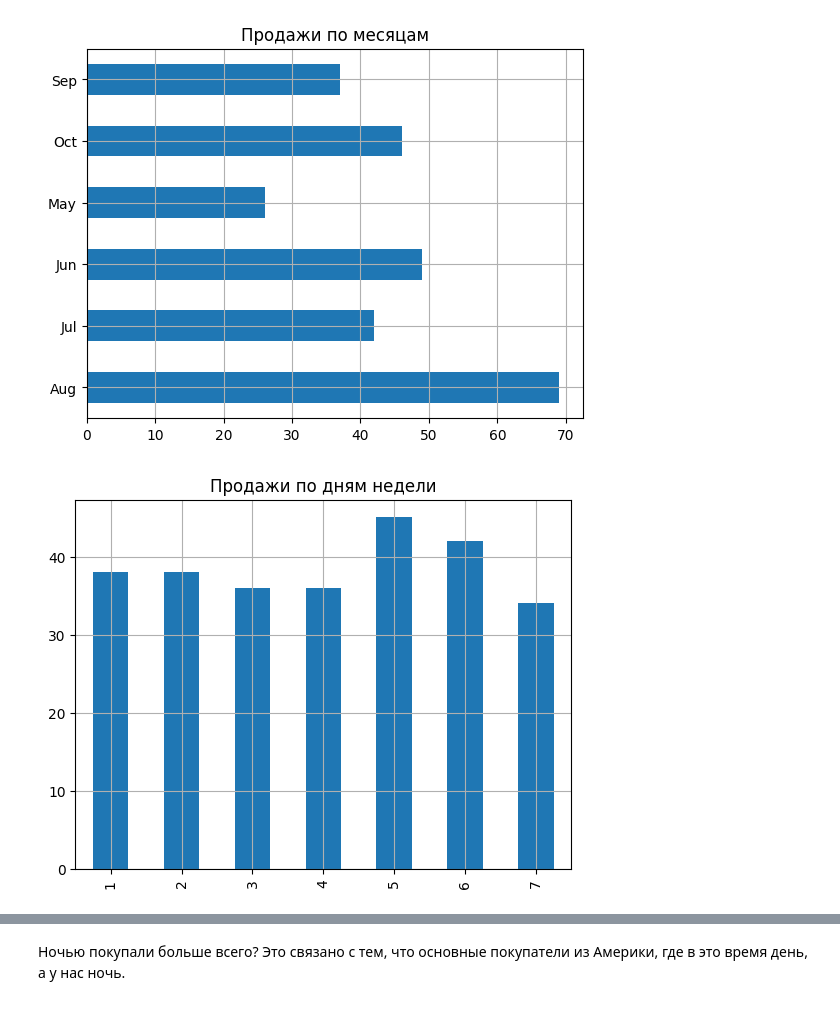
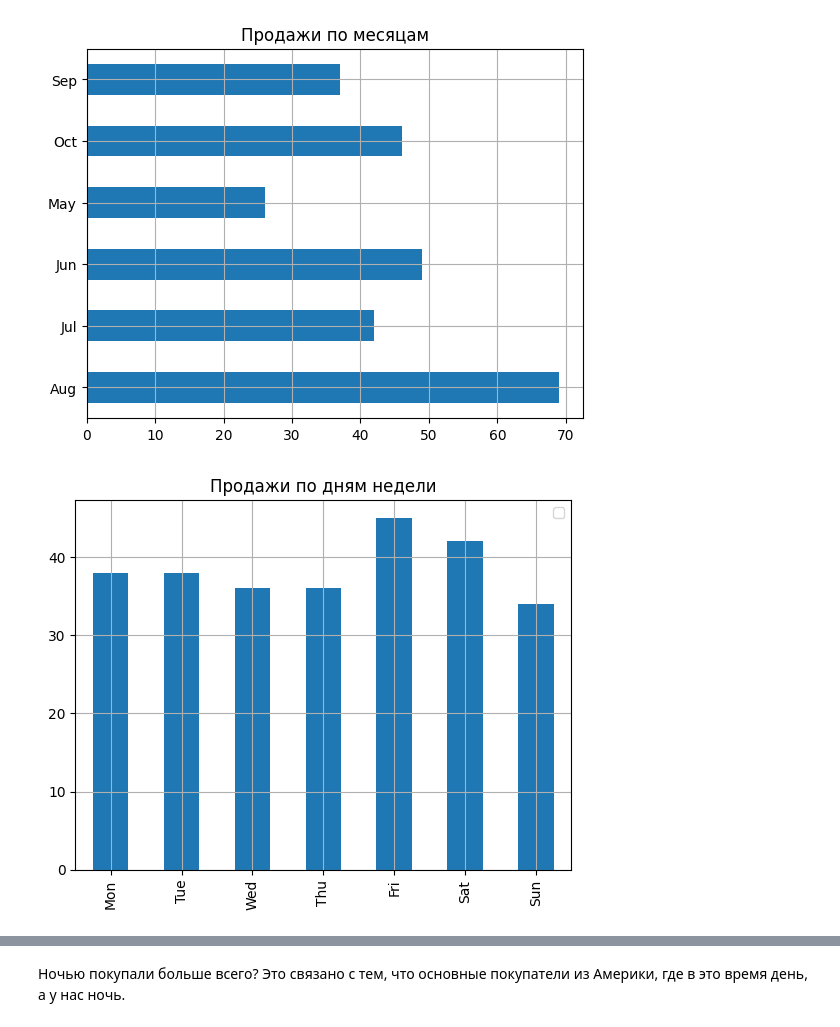
Before and after one commit to yandex-lyceum-org/data-analysis, a Jupyter notebook: main.ipynb, the cells around one changed output, grey strips where cells are left out. Cells and saved outputs as stored; diff of their text form; code cells hidden in the pictures.

```diff
--- a/main.ipynb
+++ b/main.ipynb
@@ -485,13 +486,16 @@ plt.show()
 # %% [output]
 [figure]
 # %%
-hist = df[df["payer"] == 1].value_counts("day", sort=False)
+hist = df[df["payer"] == 1].value_counts("day", sort=False).reset_index()
+hist.index = hist["day"].apply(lambda x: list(calendar.day_abbr)[x - 1])
+hist = hist.drop(["day"], axis=1)
 hist.plot.bar(grid=True)
 plt.title("Продажи по дням недели")
+plt.legend("")
 plt.xlabel("")
 plt.show()
 # %% [output]
-[figure, old version]
+[figure, new version]
 # %%
 hist = df[df["payer"] == 1].value_counts("hour_of_day", sort=False)
 hist.plot.bar(grid=True)
```
Also changed, not shown: parts of 6 cells of this notebook.
